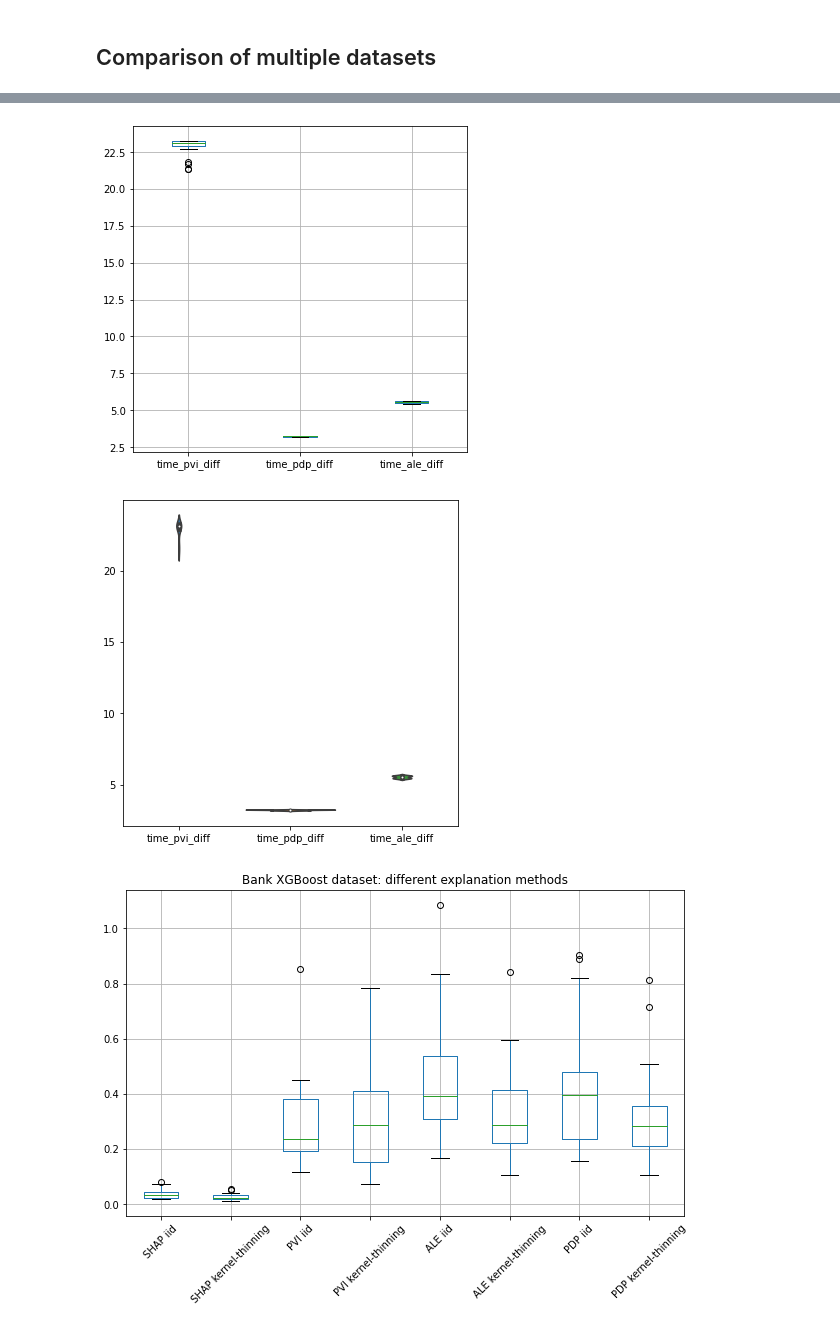
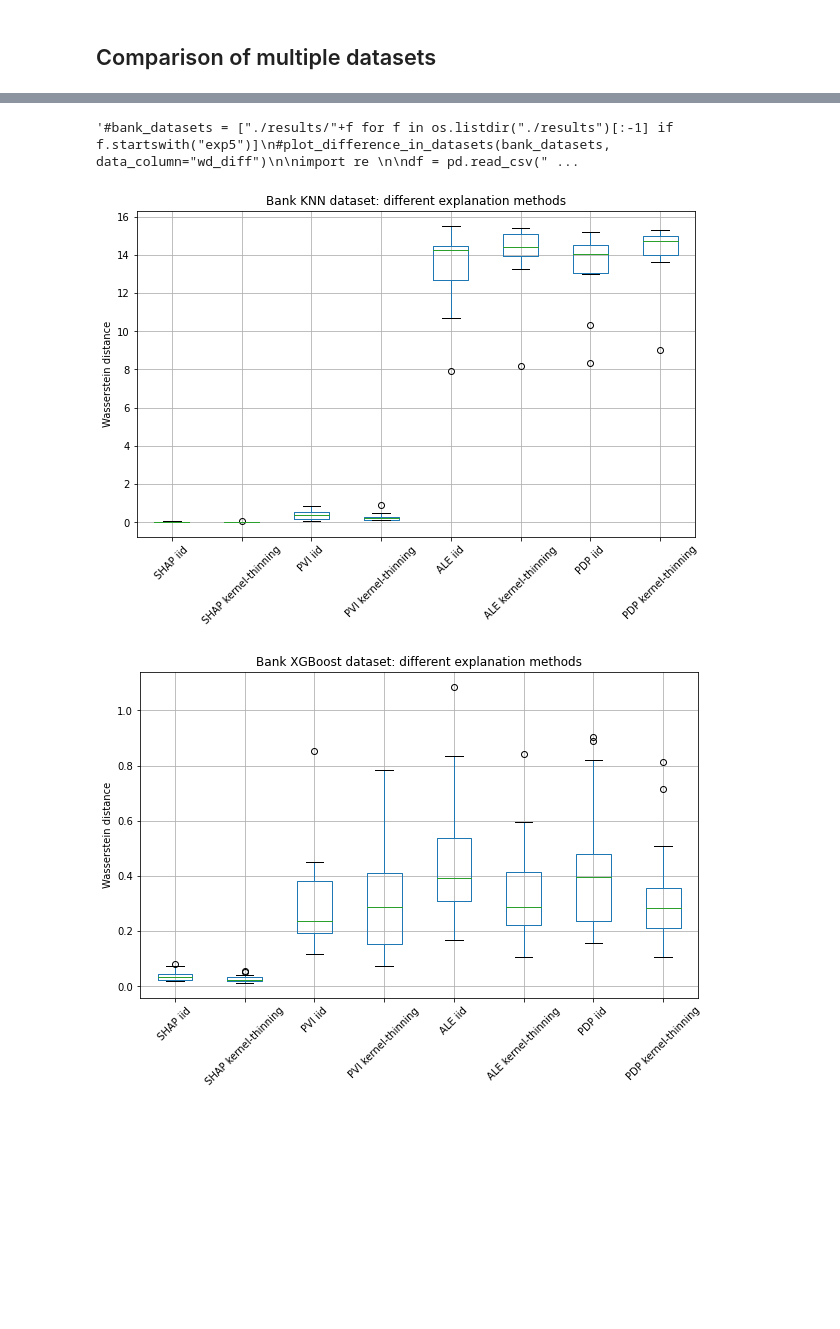
Before and after one commit to biesiadm/data_compression_xai, a Jupyter notebook: explanation-compression-main/ser_statistics.ipynb, the cells around one changed output, grey strips where cells are left out. Saved outputs shown, nothing was run; the diff lists cells and outputs as text; code cells hidden in the pictures; blank space fills up the shorter version.

```diff
--- a/explanation-compression-main/ser_statistics.ipynb
+++ b/explanation-compression-main/ser_statistics.ipynb
@@ -98,5 +113,5 @@ plot_difference_in_datasets(bank_datasets, data_column="wd_diff",
 # %%
-#bank_datasets = ["./results/"+f for f in os.listdir("./results")[:-1] if f.startswith("exp5")]
+'''#bank_datasets = ["./results/"+f for f in os.listdir("./results")[:-1] if f.startswith("exp5")]
 #plot_difference_in_datasets(bank_datasets, data_column="wd_diff")
 
 import re
@@ -115,7 +130,6 @@ plt.show();
 fig = plt.figure(figsize=(6,6))
 sns.violinplot(data=df[cols])
 #plt.title(title)
-plt.show();
+plt.show();'''
 # %% [output]
-[figure, removed]
-[figure, removed]
+'#bank_datasets = ["./results/"+f for f in os.listdir("./results")[:-1] if f.startswith("exp5")]\n#plot_difference_in_datasets(bank_datasets, data_column="wd_diff")\n\nimport re \n\ndf = pd.read_csv(" ...
@@ -125,16 +136,34 @@ df_bank_xgb = pd.read_csv('./results/exp4_nocat_gaussian_1.csv')
 # %%
+df_bank_knn = pd.read_parquet('./results/exp_bank_knn_nocat.parquet')
+df_bank_xgb = pd.read_csv('./results/exp4_nocat_gaussian_1.csv')
+
+'''knn'''
+#fig = plt.figure(figsize=(12,6))
+fig,ax = plt.subplots(figsize=(10,6))
+labels = ['SHAP iid','SHAP kernel-thinning', 'PVI iid','PVI kernel-thinning',
+          'ALE iid','ALE kernel-thinning', 'PDP iid', 'PDP kernel-thinning']
+df_bank_knn[['svi_random','svi_compressed', 'pvi_random','pvi_compressed',
+             'ale_random','ale_compressed', 'pdp_random', 'pdp_compressed']].boxplot(ax=ax)
+plt.title("Bank KNN dataset: different explanation methods")
+plt.ylabel("Wasserstein distance")
+ax.set_xticklabels(labels, rotation = 45)
+#plt.show()
+plt.savefig("bank_knn_different_explanation_methods.png")
+
+
+'''xgb'''
 #fig = plt.figure(figsize=(12,6))
 fig,ax = plt.subplots(figsize=(10,6))
 labels = ['SHAP iid','SHAP kernel-thinning', 'PVI iid','PVI kernel-thinning',
           'ALE iid','ALE kernel-thinning', 'PDP iid', 'PDP kernel-thinning']
 df_bank_xgb[['svi_random','svi_compressed', 'pvi_random','pvi_compressed',
              'ale_random','ale_compressed', 'pdp_random', 'pdp_compressed']].boxplot(ax=ax)
-#df_bank_knn[['svi_random','svi_compressed', 'pvi_random','pvi_compressed',
-#             'ale_random','ale_compressed', 'pdp_random', 'pdp_compressed']].boxplot(ax=ax)
 plt.title("Bank XGBoost dataset: different explanation methods")
-#plt.title("Bank KNN dataset: different explanation methods")
+plt.ylabel("Wasserstein distance")
 ax.set_xticklabels(labels, rotation = 45)
-plt.show()
+#plt.show()
+plt.savefig("bank_xgb_different_explanation_methods.png")
 # %% [output]
-[figure, old version]
+[figure, new version]
+[figure, added]
 # %%
```
Also changed, not shown: parts of 6 cells of this notebook, 10 other files.
